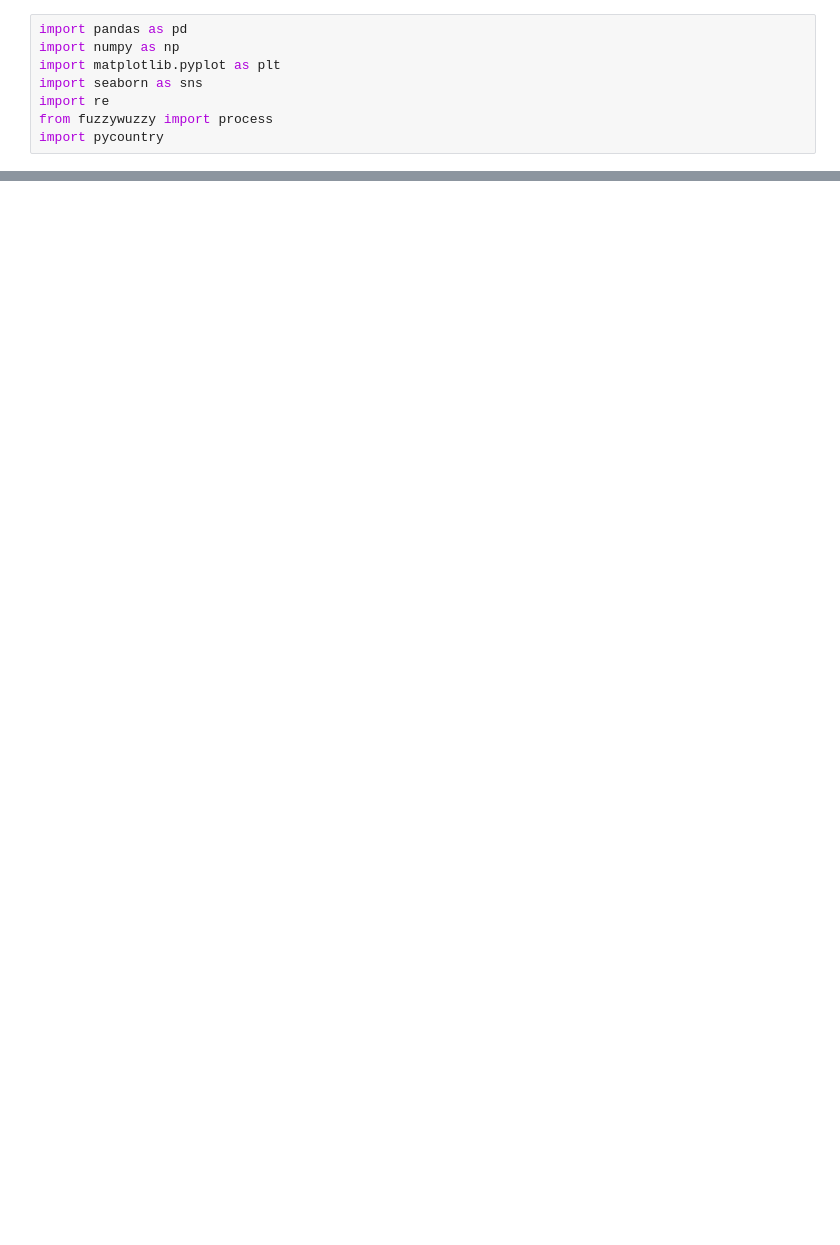
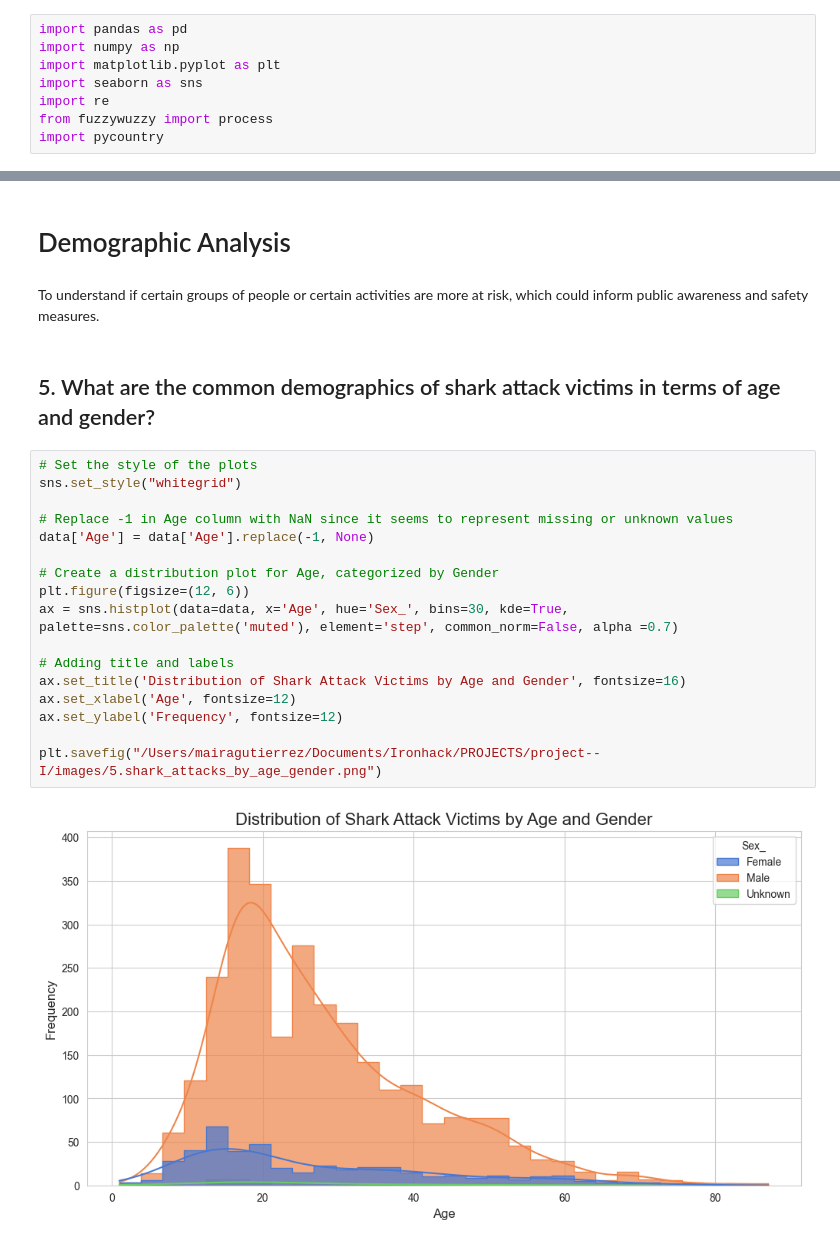
Before and after one commit to MairaMG/project--I, a Jupyter notebook: src/Analysis.ipynb, the cells around one changed output, grey strips where cells are left out. Saved outputs shown, nothing was run; the diff lists cells and outputs as text; blank space fills up the shorter version.

```diff
--- a/src/Analysis.ipynb
+++ b/src/Analysis.ipynb
@@ -80,0 +262,25 @@ dtype: int64
+# %% [markdown]
+# Demographic Analysis
+# %% [markdown]
+To understand if certain groups of people or certain activities are more at risk, which could inform public awareness and safety measures.
+# %% [markdown]
+## 5. What are the common demographics of shark attack victims in terms of age and gender?
+# %%
+# Set the style of the plots
+sns.set_style("whitegrid")
+
+# Replace -1 in Age column with NaN since it seems to represent missing or unknown values
+data['Age'] = data['Age'].replace(-1, None)
+
+# Create a distribution plot for Age, categorized by Gender
+plt.figure(figsize=(12, 6))
+ax = sns.histplot(data=data, x='Age', hue='Sex_', bins=30, kde=True, palette=sns.color_palette('muted'), element='step', common_norm=False, alpha =0.7)
+
+# Adding title and labels
+ax.set_title('Distribution of Shark Attack Victims by Age and Gender', fontsize=16)
+ax.set_xlabel('Age', fontsize=12)
+ax.set_ylabel('Frequency', fontsize=12)
+
+plt.savefig("/Users/mairagutierrez/Documents/Ironhack/PROJECTS/project--I/images/5.shark_attacks_by_age_gender.png")
+# %% [output]
+[figure, added]
```
Also changed, not shown: parts of 39 cells of this notebook, 15 other files.
